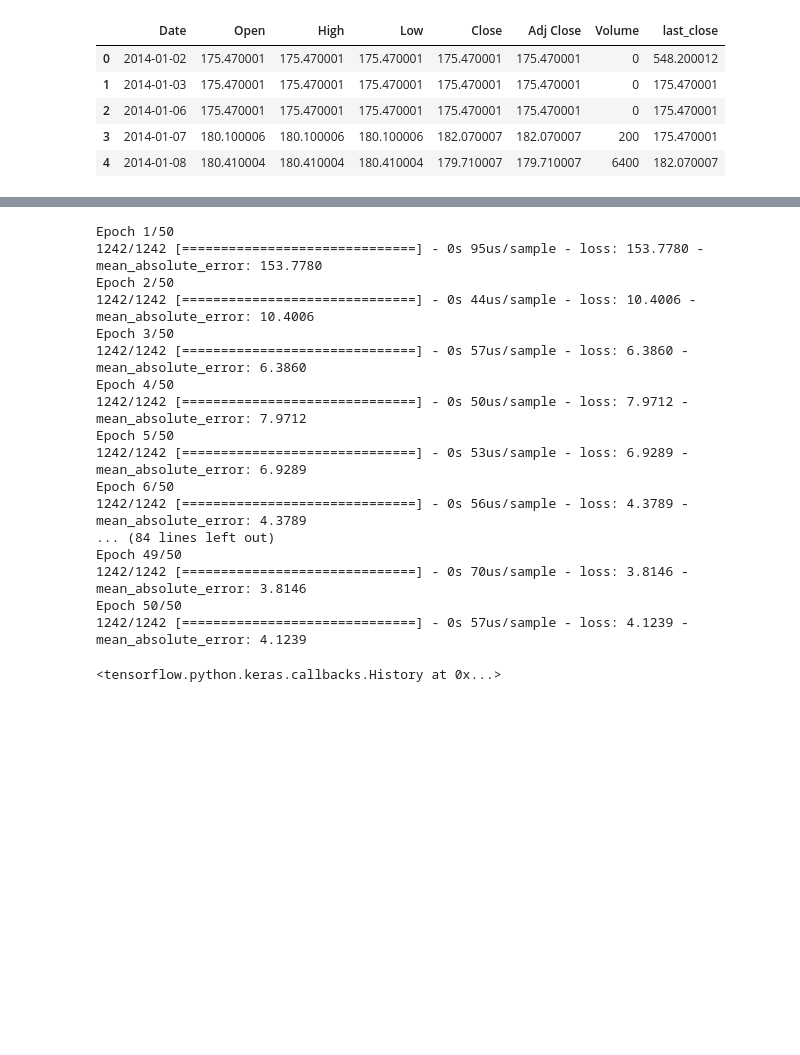
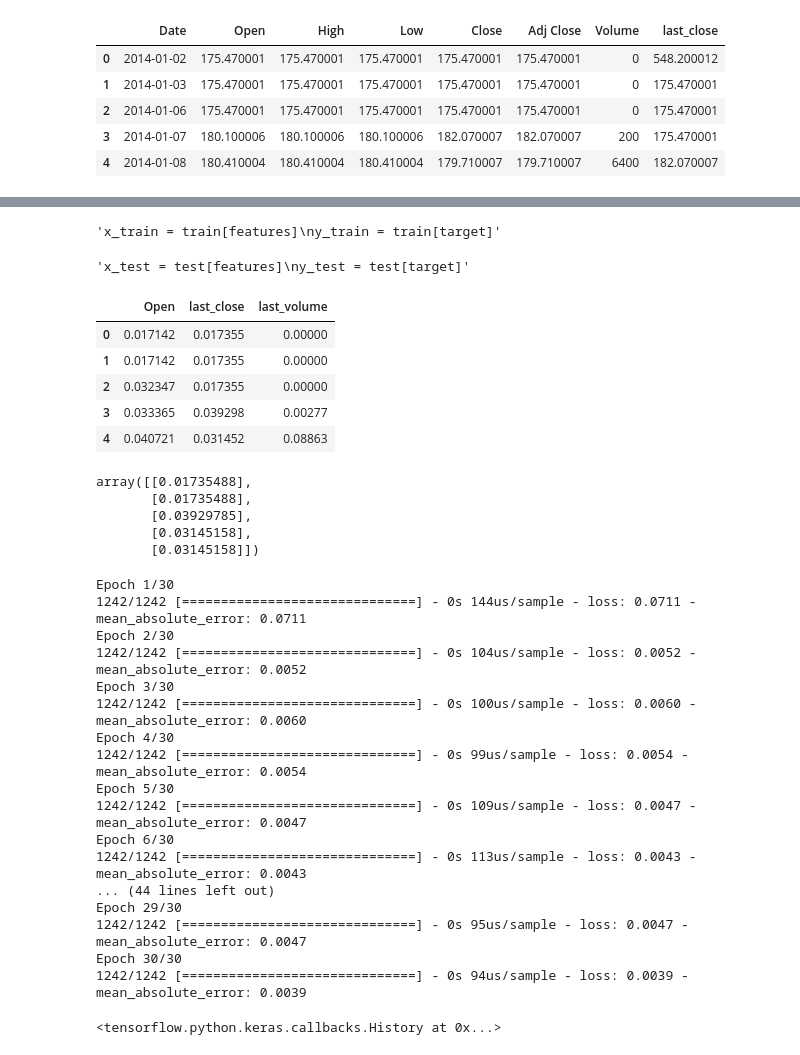
Before and after one commit to jose-de-melo/minicurso-deep-learning, a Jupyter notebook: previsao-acoes-com-rn.ipynb, the cells around one changed output, grey strips where cells are left out. Drawn from its saved outputs; the diff is of its cells as text; code cells hidden in the pictures; blank space fills up the shorter version.

```diff
--- a/previsao-acoes-com-rn.ipynb
+++ b/previsao-acoes-com-rn.ipynb
@@ -106,11 +110,15 @@ test.head()
 features = ['Open', 'last_close', 'last_volume']
 target = 'Close'
 # %%
-x_train = train[features]
-y_train = train[target]
+'''x_train = train[features]
+y_train = train[target]'''
+# %% [output]
+'x_train = train[features]\ny_train = train[target]'
 # %%
-x_test = test[features]
-y_test = test[target]
+'''x_test = test[features]
+y_test = test[target]'''
+# %% [output]
+'x_test = test[features]\ny_test = test[target]'
 # %%
 model = Sequential()
 
@@ -119 +127,25 @@ model.add(Dense(10, activation='linear'))
 model.add( Dense(1, activation='linear'))
+# %%
+scaler_features = MinMaxScaler(feature_range=(0, 1))
+
+x_train = pd.DataFrame(
+        data=scaler_features.fit_transform(train[features]),
+        columns = features
+)
+
+x_test = pd.DataFrame(
+        data=scaler_features.transform(test[features]),
+        columns = features
+)
+
+
+
+
+x_train.head()
+# %% [output]
+|  | Open | last_close | last_volume |
+| 0 | 0.017142 | 0.017355 | 0.00000 |
+| 1 | 0.017142 | 0.017355 | 0.00000 |
+| 2 | 0.032347 | 0.017355 | 0.00000 |
+| 3 | 0.033365 | 0.039298 | 0.00277 |
+| 4 | 0.040721 | 0.031452 | 0.08863 |
@@ -120,3 +157,11 @@ model.add( Dense(1, activation='linear'))
+# %%
+y_train[:5]
+# %% [output]
+array([[0.01735488],
+       [0.01735488],
+       [0.03929785],
+       [0.03145158],
+       [0.03145158]])
 # %%
 np.random.seed(27)
 
@@ -126,23 +171,23 @@ model.compile(
     metrics=['mean_absolute_error']
 )
 # %%
-model.fit(x_train, y_train, epochs=50, batch_size=25)
+model.fit(x_train, y_train, epochs=30, batch_size=10)
 # %% [output]
-Epoch 1/50
-1242/1242 [==============================] - 0s 95us/sample - loss: 153.7780 - mean_absolute_error: 153.7780
-Epoch 2/50
-1242/1242 [==============================] - 0s 44us/sample - loss: 10.4006 - mean_absolute_error: 10.4006
-Epoch 3/50
-1242/1242 [==============================] - 0s 57us/sample - loss: 6.3860 - mean_absolute_error: 6.3860
-Epoch 4/50
-1242/1242 [==============================] - 0s 50us/sample - loss: 7.9712 - mean_absolute_error: 7.9712
-Epoch 5/50
-1242/1242 [==============================] - 0s 53us/sample - loss: 6.9289 - mean_absolute_error: 6.9289
-Epoch 6/50
-1242/1242 [==============================] - 0s 56us/sample - loss: 4.3789 - mean_absolute_error: 4.3789
-... (84 lines left out)
-Epoch 49/50
-1242/1242 [==============================] - 0s 70us/sample - loss: 3.8146 - mean_absolute_error: 3.8146
-Epoch 50/50
-1242/1242 [==============================] - 0s 57us/sample - loss: 4.1239 - mean_absolute_error: 4.1239
+Epoch 1/30
+1242/1242 [==============================] - 0s 144us/sample - loss: 0.0711 - mean_absolute_error: 0.0711
+Epoch 2/30
+1242/1242 [==============================] - 0s 104us/sample - loss: 0.0052 - mean_absolute_error: 0.0052
+Epoch 3/30
+1242/1242 [==============================] - 0s 100us/sample - loss: 0.0060 - mean_absolute_error: 0.0060
+Epoch 4/30
+1242/1242 [==============================] - 0s 99us/sample - loss: 0.0054 - mean_absolute_error: 0.0054
+Epoch 5/30
+1242/1242 [==============================] - 0s 109us/sample - loss: 0.0047 - mean_absolute_error: 0.0047
+Epoch 6/30
+1242/1242 [==============================] - 0s 113us/sample - loss: 0.0043 - mean_absolute_error: 0.0043
+... (44 lines left out)
+Epoch 29/30
+1242/1242 [==============================] - 0s 95us/sample - loss: 0.0047 - mean_absolute_error: 0.0047
+Epoch 30/30
+1242/1242 [==============================] - 0s 94us/sample - loss: 0.0039 - mean_absolute_error: 0.0039
 <tensorflow.python.keras.callbacks.History at 0x...>
```
Also changed, not shown: parts of 8 cells of this notebook, 1 other file.
